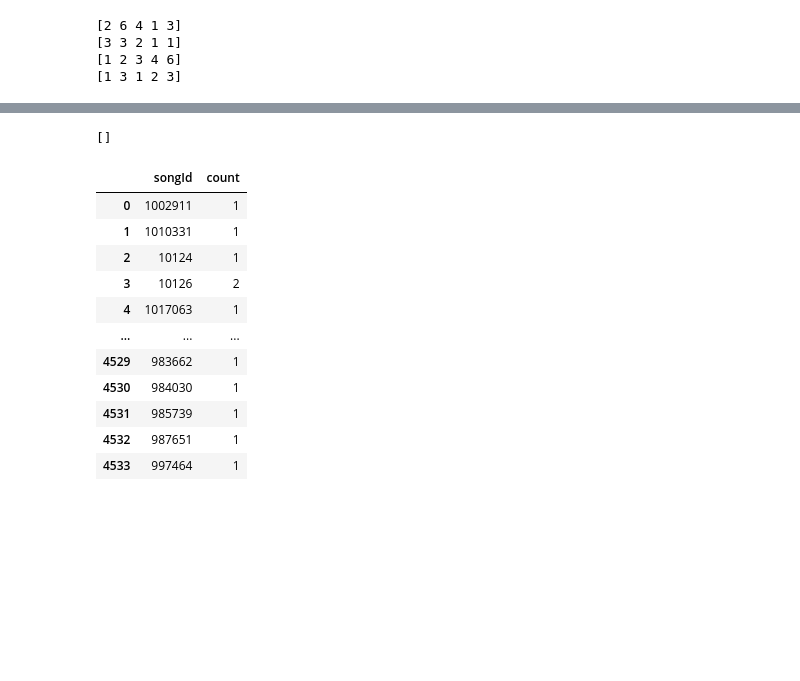
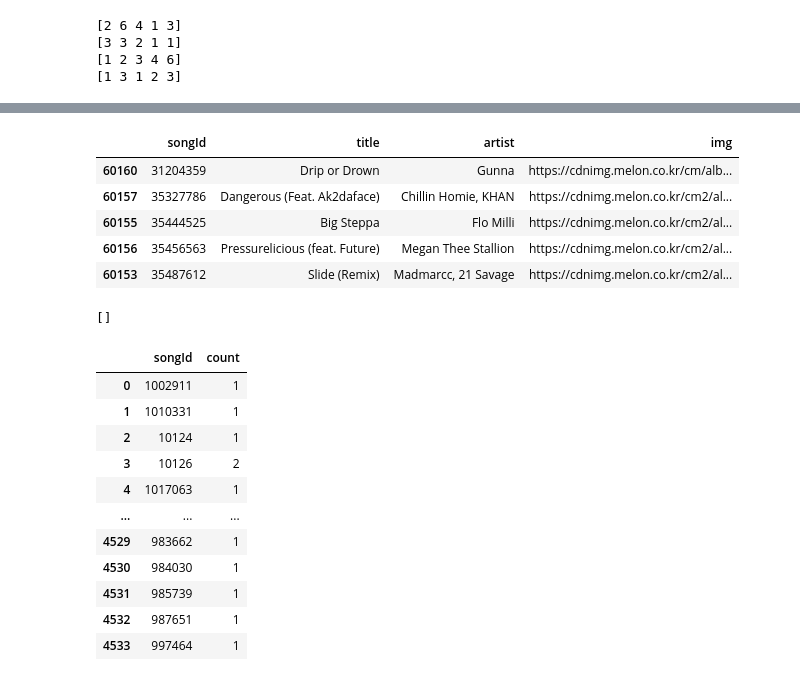
Before and after one commit to ssmpet/MachineLearning-Lecture-2023-5, a Jupyter notebook: 98.Project/05.플레이리스트기반추천.ipynb, the cells around one changed output, grey strips where cells are left out. Drawn from its saved outputs; the diff is of its cells as text; code cells hidden in the pictures; blank space fills up the shorter version.

```diff
--- a/98.Project/05.플레이리스트기반추천.ipynb
+++ b/98.Project/05.플레이리스트기반추천.ipynb
@@ -260,17 +278,40 @@ False
 # %%
 cnt = 0
 song_list = []
 
+df_songs = pd.DataFrame()
 # argsort 값을 sort해서 값의 index를 오름차순으로 '-' 해주면 내림차순으로
 for s_id in songs[0][np.argsort(-songs[1])]:
-    if not df[df.songId.isin([s_id])].empty :
+    tmp = df[df.songId.isin([s_id])][['songId', 'title', 'artist', 'img']]
+    if not tmp.empty :
         cnt += 1
-        song_list.append(s_id)
+        df_songs = pd.concat([df_songs, tmp])
+    else:
+        tmp = plist2[plist2.songId.isin([s_id])]
+        if not tmp.empty:
+            cnt += 1
+            df_songs = pd.concat([df_songs, tmp])
+
     if cnt == 5 : break
 
-print(song_list)
+df_songs
 # %% [output]
-[]
+|  | songId | title | artist | img |
+| 60160 | 31204359 | Drip or Drown | Gunna | https://cdnimg.melon.co.kr/cm/alb... |
+| 60157 | 35327786 | Dangerous (Feat. Ak2daface) | Chillin Homie, KHAN | https://cdnimg.melon.co.kr/cm2/al... |
+| 60155 | 35444525 | Big Steppa | Flo Milli | https://cdnimg.melon.co.kr/cm2/al... |
+| 60156 | 35456563 | Pressurelicious (feat. Future) | Megan Thee Stallion | https://cdnimg.melon.co.kr/cm2/al... |
+| 60153 | 35487612 | Slide (Remix) | Madmarcc, 21 Savage | https://cdnimg.melon.co.kr/cm2/al... |
+# %%
+pro_psongs = df[df.songId.isin(song_list)][['songId', 'title', 'artist', 'img']]
+
+if pro_psongs.empty:
+    pro_psongs = plist2[plist2.songId.isin(song_list)]
+
+pro_psongs = pro_psongs.to_dict('records')
+pro_psongs
+# %% [output]
+[]
 # %%
 
 if len(songs[0]) > 5:
```
Also changed, not shown: parts of 18 cells of this notebook, 8 other files.
